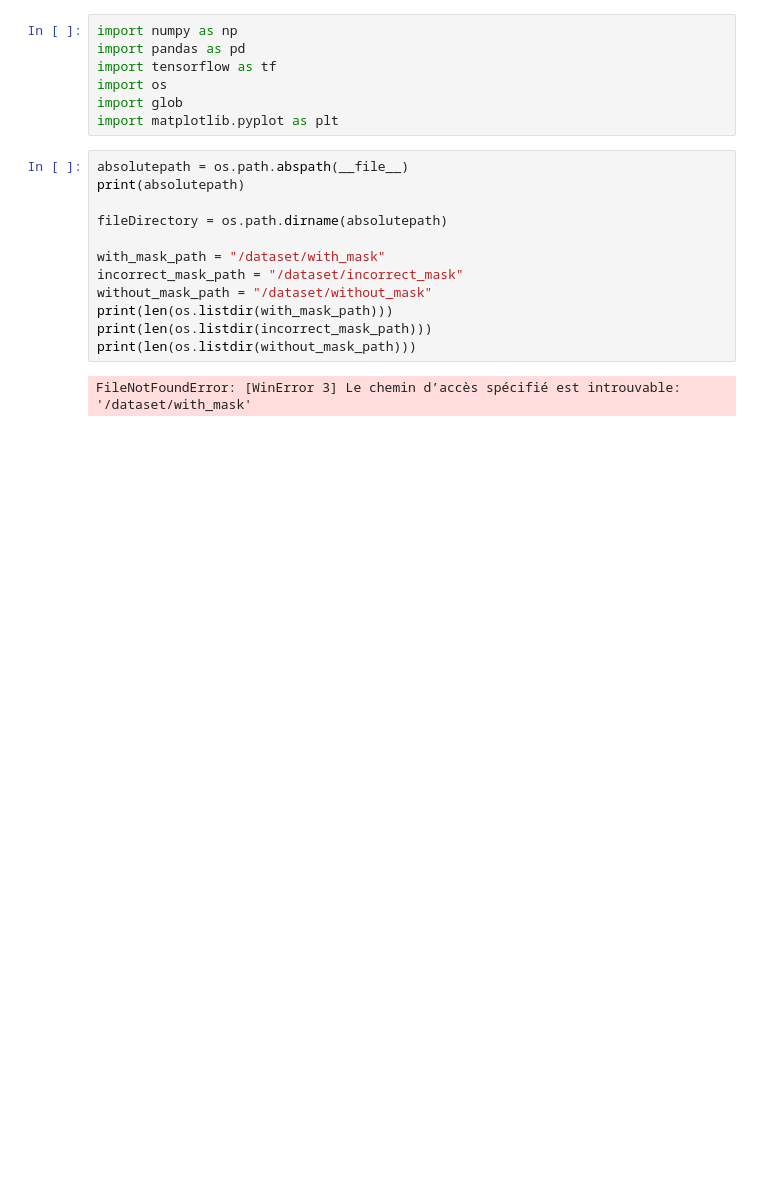
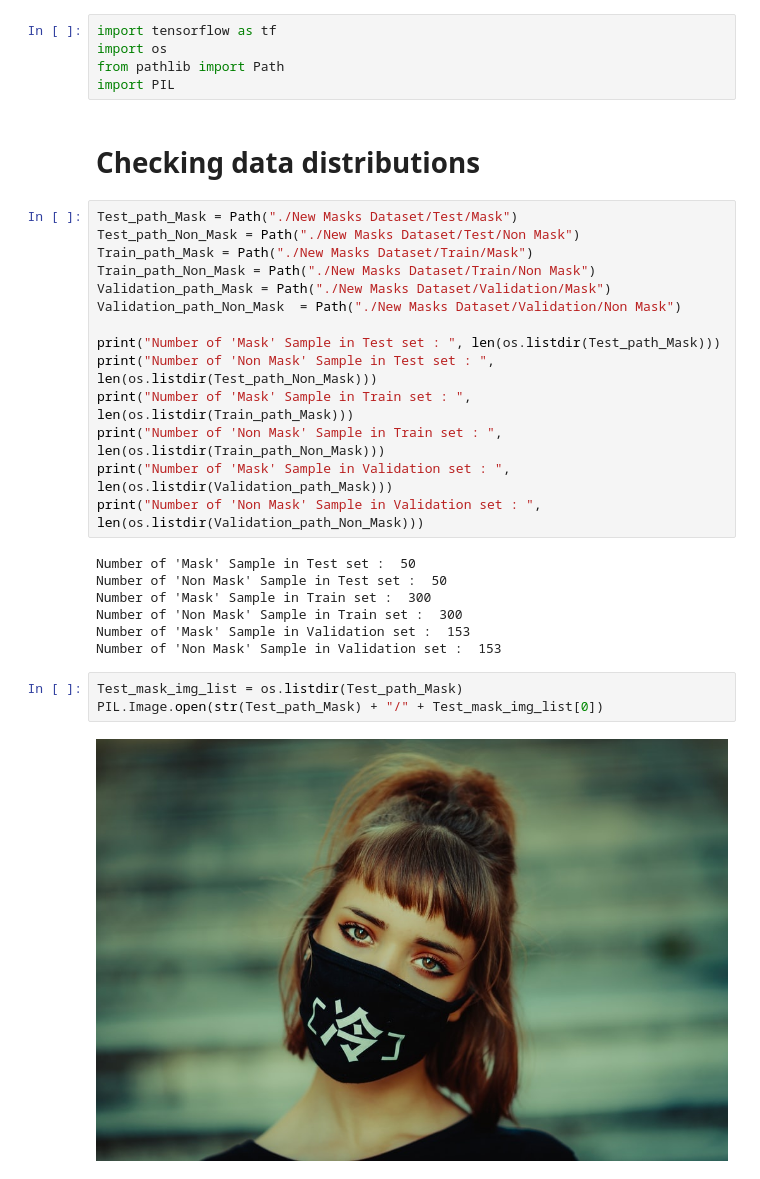
Before and after one commit to Hpdvn/Mask_On_Face, a Jupyter notebook: main.ipynb, the cells around one changed output. Drawn from its saved outputs; the diff is of its cells as text; blank space fills up the shorter version.

Commit message:
Showing image

```diff
--- a/main.ipynb
+++ b/main.ipynb
@@ -16,21 +17,33 @@ Les données ont été tirées du site : https://www.kaggle.com/spandanpatnaik09
 # %%
-import numpy as np
-import pandas as pd
 import tensorflow as tf
 import os
-import glob
-import matplotlib.pyplot as plt
+from pathlib import Path
+import PIL
-# %%
-absolutepath = os.path.abspath(__file__)
-print(absolutepath)
-
-fileDirectory = os.path.dirname(absolutepath)
-
-with_mask_path = "/dataset/with_mask"
-incorrect_mask_path = "/dataset/incorrect_mask"
-without_mask_path = "/dataset/without_mask"
-print(len(os.listdir(with_mask_path)))
-print(len(os.listdir(incorrect_mask_path)))
-print(len(os.listdir(without_mask_path)))
-# %% [output]
-FileNotFoundError: [WinError 3] Le chemin d’accès spécifié est introuvable: '/dataset/with_mask'
+# %% [markdown]
+# Checking data distributions
+# %%
+Test_path_Mask = Path("./New Masks Dataset/Test/Mask")
+Test_path_Non_Mask = Path("./New Masks Dataset/Test/Non Mask")
+Train_path_Mask = Path("./New Masks Dataset/Train/Mask")
+Train_path_Non_Mask = Path("./New Masks Dataset/Train/Non Mask")
+Validation_path_Mask = Path("./New Masks Dataset/Validation/Mask")
+Validation_path_Non_Mask  = Path("./New Masks Dataset/Validation/Non Mask")
+
+print("Number of 'Mask' Sample in Test set : ", len(os.listdir(Test_path_Mask)))
+print("Number of 'Non Mask' Sample in Test set : ", len(os.listdir(Test_path_Non_Mask)))
+print("Number of 'Mask' Sample in Train set : ", len(os.listdir(Train_path_Mask)))
+print("Number of 'Non Mask' Sample in Train set : ", len(os.listdir(Train_path_Non_Mask)))
+print("Number of 'Mask' Sample in Validation set : ", len(os.listdir(Validation_path_Mask)))
+print("Number of 'Non Mask' Sample in Validation set : ", len(os.listdir(Validation_path_Non_Mask)))
+# %% [output]
+Number of 'Mask' Sample in Test set :  50
+Number of 'Non Mask' Sample in Test set :  50
+Number of 'Mask' Sample in Train set :  300
+Number of 'Non Mask' Sample in Train set :  300
+Number of 'Mask' Sample in Validation set :  153
+Number of 'Non Mask' Sample in Validation set :  153
+# %%
+Test_mask_img_list = os.listdir(Test_path_Mask)
+PIL.Image.open(str(Test_path_Mask) + "/" + Test_mask_img_list[0])
+# %% [output]
+[figure, added]
```
Also changed, not shown: parts of 3 cells of this notebook.
